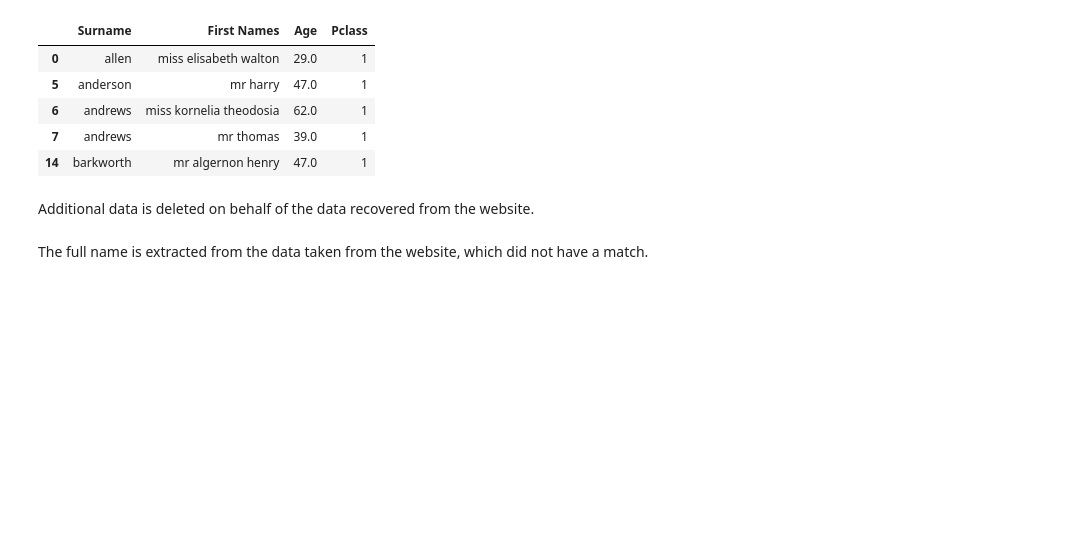
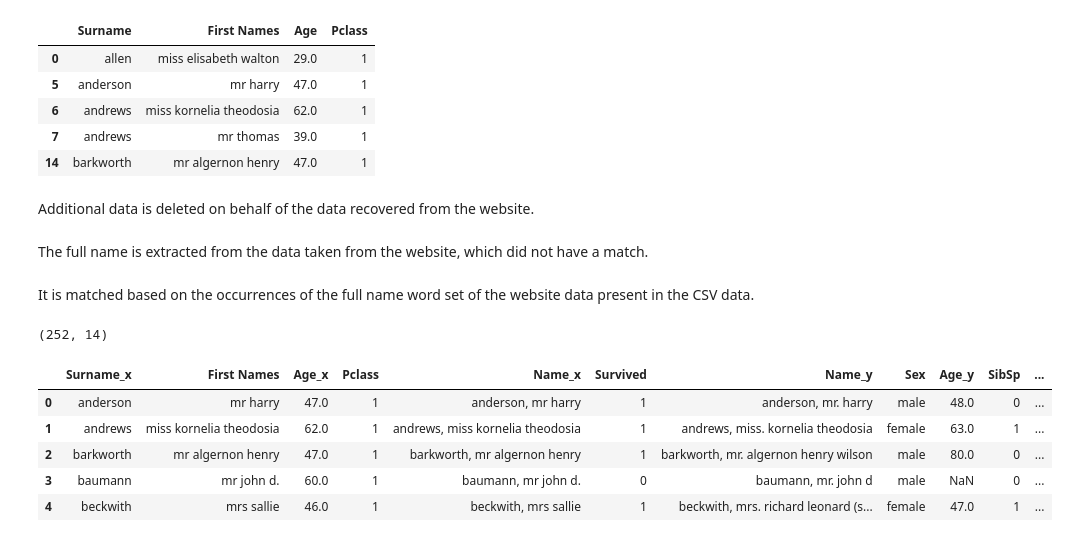
Before and after one commit to 987sebasBeller/Titanic-Survival-Prediction, a Jupyter notebook: data_extraction/data_extraction.ipynb, the cells around one changed output. Cells and saved outputs as stored; diff of their text form; code cells hidden in the pictures; blank space fills up the shorter version.

Commit message:
The second technique of matching was developed

```diff
--- a/data_extraction/data_extraction.ipynb
+++ b/data_extraction/data_extraction.ipynb
@@ -422,3 +422,46 @@ web_unmatched_data["Name"]=web_unmatched_data.apply \
                                               ,axis="columns"
                                               ,surname_column=surname_column
                                               ,first_name_column=name_column)
+# %% [markdown]
+It is matched based on the occurrences of the full name word set of the website data present in the CSV data.
+# %%
+reg_ex= re.compile(r'[^\w\s]')
+def get_if_name_is_similar(person_name_website, person_name_csv):
+ person_name_website = reg_ex.sub( '', person_name_website).split()
+ person_name_csv = reg_ex.sub('', person_name_csv).split()
+ intersection_set=set(person_name_website).intersection(person_name_csv)
+ return len(intersection_set)==len(person_name_website)
+
+def has_same_lastname(lastname_person1,last_name_person2):
+ return lastname_person1==last_name_person2
+
+def has_similar_name(row):
+ return ( has_same_lastname(row["Surname_x"],row["Surname_y"])
+ and get_if_name_is_similar(row["Name_x"],row["Name_y"]) )
+
+data_unmatched_csv['key'] = 1
+web_unmatched_data['key'] = 1
+matched_data_second_form = pd.merge(web_unmatched_data
+                                    , data_unmatched_csv
+                                    , on='key')
+# %%
+matched_data_second_form['is_a_match'] = matched_data_second_form.apply(has_similar_name
+                                                            ,axis="columns")
+matched_data_second_form.drop("key",axis="columns",inplace=True)
+# %%
+is_a_match=matched_data_second_form["is_a_match"]
+matched_data_second_form=matched_data_second_form[is_a_match]
+matched_data_second_form.reset_index(drop=True,inplace=True)
+# %%
+matched_data_second_form.shape
+# %% [output]
+(252, 14)
+# %%
+matched_data_second_form.head()
+# %% [output]
+|  | Surname_x | First Names | Age_x | Pclass | Name_x | Survived | Name_y | Sex | Age_y | SibSp | ... |
+| 0 | anderson | mr harry | 47.0 | 1 | anderson, mr harry | 1 | anderson, mr. harry | male | 48.0 | 0 | ... |
+| 1 | andrews | miss kornelia theodosia | 62.0 | 1 | andrews, miss kornelia theodosia | 1 | andrews, miss. kornelia theodosia | female | 63.0 | 1 | ... |
+| 2 | barkworth | mr algernon henry | 47.0 | 1 | barkworth, mr algernon henry | 1 | barkworth, mr. algernon henry wilson | male | 80.0 | 0 | ... |
+| 3 | baumann | mr john d. | 60.0 | 1 | baumann, mr john d. | 0 | baumann, mr. john d | male | NaN | 0 | ... |
+| 4 | beckwith | mrs sallie | 46.0 | 1 | beckwith, mrs sallie | 1 | beckwith, mrs. richard leonard (s... | female | 47.0 | 1 | ... |
```
Also changed, not shown: parts of 1 cell of this notebook.
